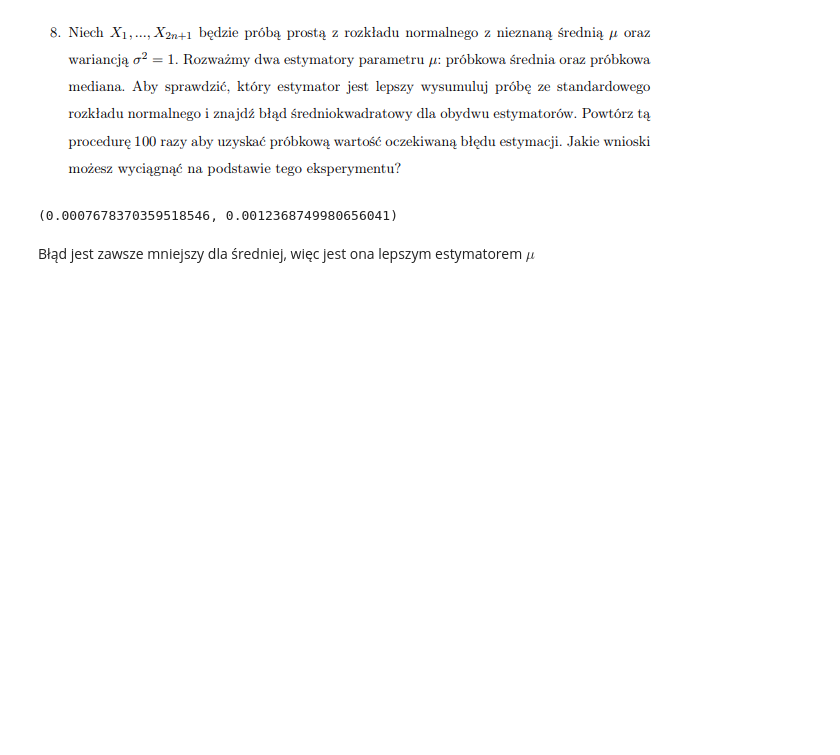
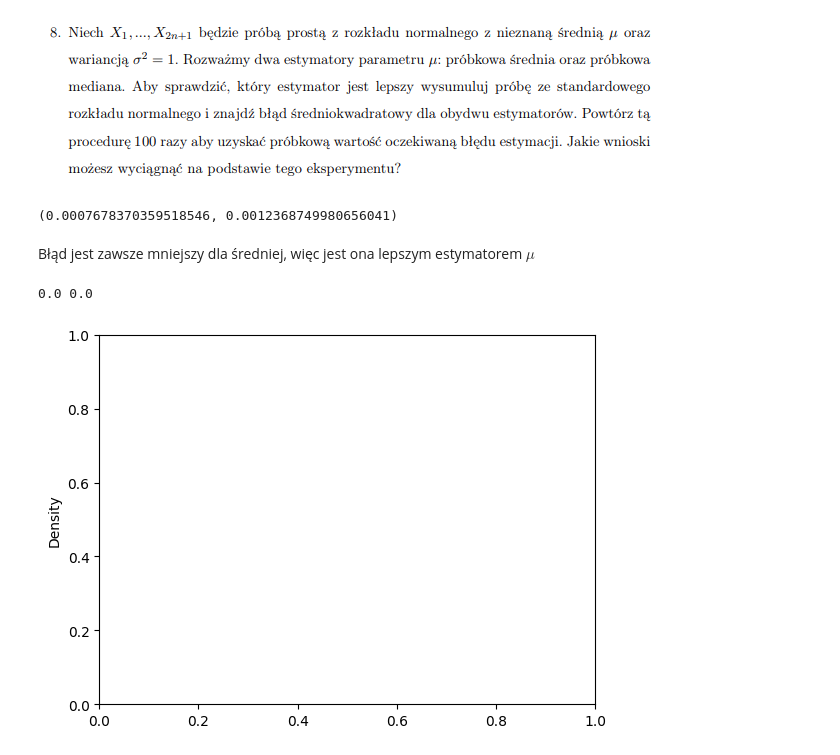
Before and after one commit to rafglo/Statystyka-stosowana, a Jupyter notebook: lista4.ipynb, the cells around one changed output. Drawn from its saved outputs; the diff is of its cells as text; code cells hidden in the pictures; blank space fills up the shorter version.

```diff
--- a/lista4.ipynb
+++ b/lista4.ipynb
@@ -310,0 +313,29 @@ Błąd jest zawsze mniejszy dla średniej, więc jest ona lepszym estymatorem $\
+# %%
+n_samples_norm = 7
+n_simuls_norm = 1000
+mi_1 = 0
+sigma_1 = 0
+# %%
+samples = []
+for i in range(n_simuls_norm):
+    samples.append(np.random.normal(mi_1, sigma_1, 7))
+# %%
+def theta_2(sample):
+    return (sample[0]-sample[5] + sample[3])/7
+# %%
+theta_1_estims = []
+theta_2_estims = []
+for sample in samples:
+    theta_1_estims.append(np.mean(sample))
+    theta_2_estims.append(theta_2(sample))
+var_theta1 = np.var(theta_1_estims)
+var_theta2 = np.var(theta_2_estims)
+# %%
+print(var_theta1, var_theta2)
+# %% [output]
+0.0 0.0
+# %%
+sns.kdeplot(theta_1_estims)
+plt.show()
+# %% [output]
+[figure, added]
```
Also changed, not shown: parts of 1 cell of this notebook.
